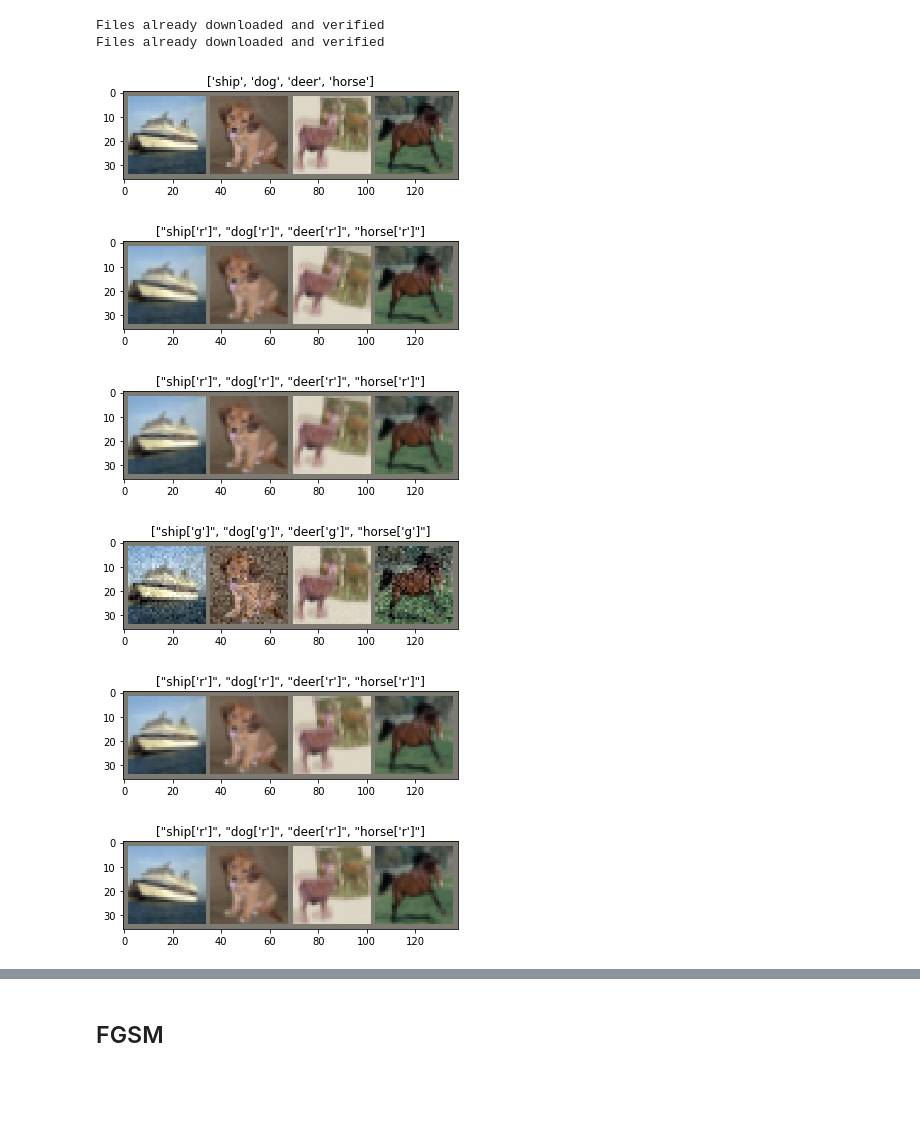
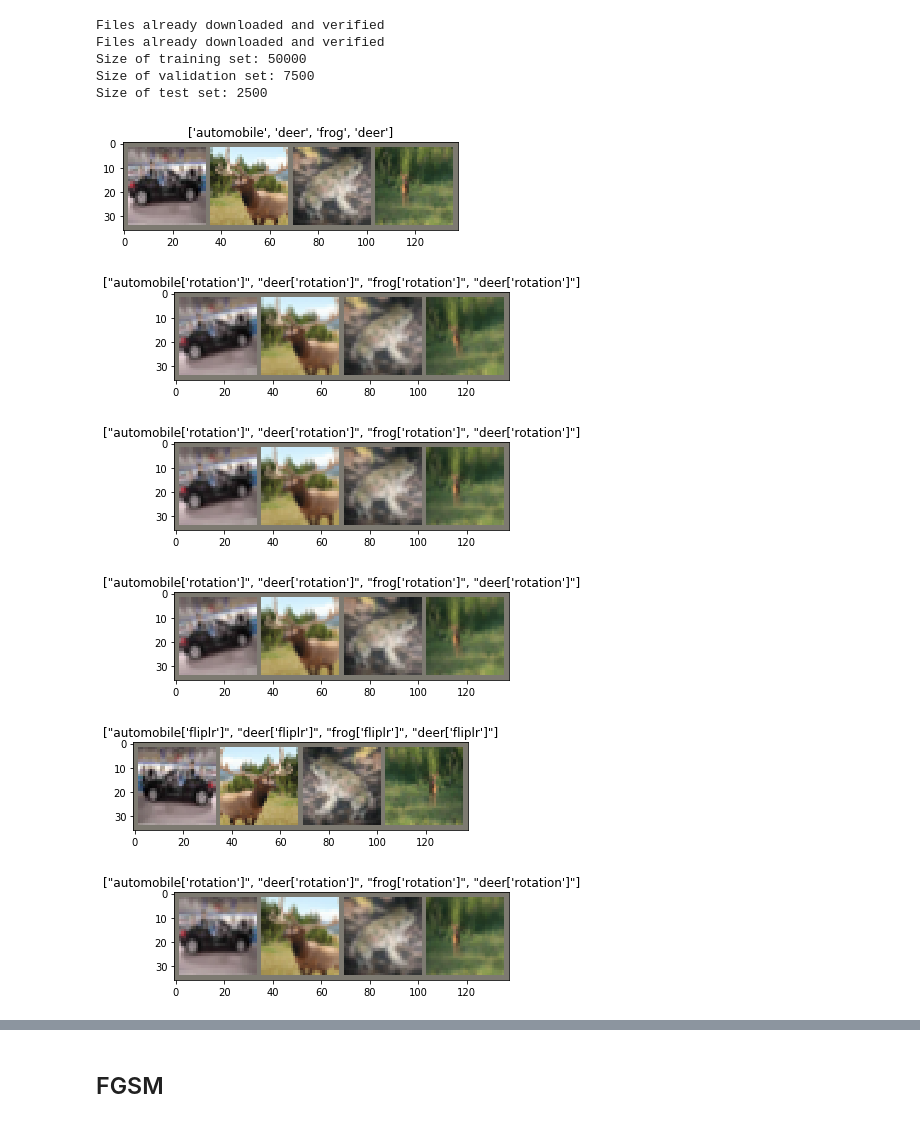
Before and after one commit to apra/adversarial_augmentation, a Jupyter notebook: main.ipynb, the cells around one changed output, grey strips where cells are left out. Drawn from its saved outputs; the diff is of its cells as text; code cells hidden in the pictures; blank space fills up the shorter version.

```diff
--- a/main.ipynb
+++ b/main.ipynb
@@ -43,33 +43,39 @@ import utility
 device = torch.device("cuda" if torch.cuda.is_available() else "cpu")
 # %%
 #LOAD DATA
-batch_size=4
-trainloader, testloader, attributes=data_loader.load_cifar10(batch_size)
+batch_size=100
+trainloader, validloader, testloader, attributes=data_loader.load_cifar10(batch_size)
 N_test=attributes["N_test"]
 N_train=attributes["N_train"]
+N_valid = attributes["N_valid"]
 classes=attributes["class_names"]
-
+print("Size of training set: {}".format(N_train))
+print("Size of validation set: {}".format(N_valid))
+print("Size of test set: {}".format(N_test))
 # VISUALIZE
 inputs, class_data = next(iter(trainloader))
-visualize.imshow(inputs, title=[classes[i] for i in class_data])
+visualize.imshow(inputs[:4], title=[classes[i] for i in class_data[:4]])
 # %% [output]
 Files already downloaded and verified
 Files already downloaded and verified
+Size of training set: 50000
+Size of validation set: 7500
+Size of test set: 2500
-[figure, old version]
+[figure, new version]
 # %%
 # TEST AUGMENTATION OF BATCH
-aug_batches, aug_seqs, aug_seqs_names = augment.compute_augmentations(inputs, n = 5, depth = 1, augmentations="r,g")
+aug_batches, aug_seqs, aug_seqs_names = augment.compute_augmentations(inputs[:4], n = 5, depth = 1, augmentations="all")
 for i, _ in enumerate(aug_seqs_names):
-    visualize.imshow(aug_batches[i], title=[classes[j]+str(aug_seqs_names[i]) for j in class_data])
+    visualize.imshow(aug_batches[i], title=[classes[j]+str(aug_seqs_names[i]) for j in class_data[:4]])
     plt.pause(0.001)
 
 # pause a bit so that plots are updated
 # %% [output]
-[figure, old version]
+[figure, new version]
-[figure, old version]
+[figure, new version]
-[figure, old version]
+[figure, new version]
-[figure, old version]
+[figure, new version]
-[figure, old version]
+[figure, new version]
 # %%
 #load the pretrained resnet 18/34 or 50
 model = resnet.resnet50(pretrained=True).to(device)
```
Also changed, not shown: parts of 15 cells of this notebook, 2 other files.
